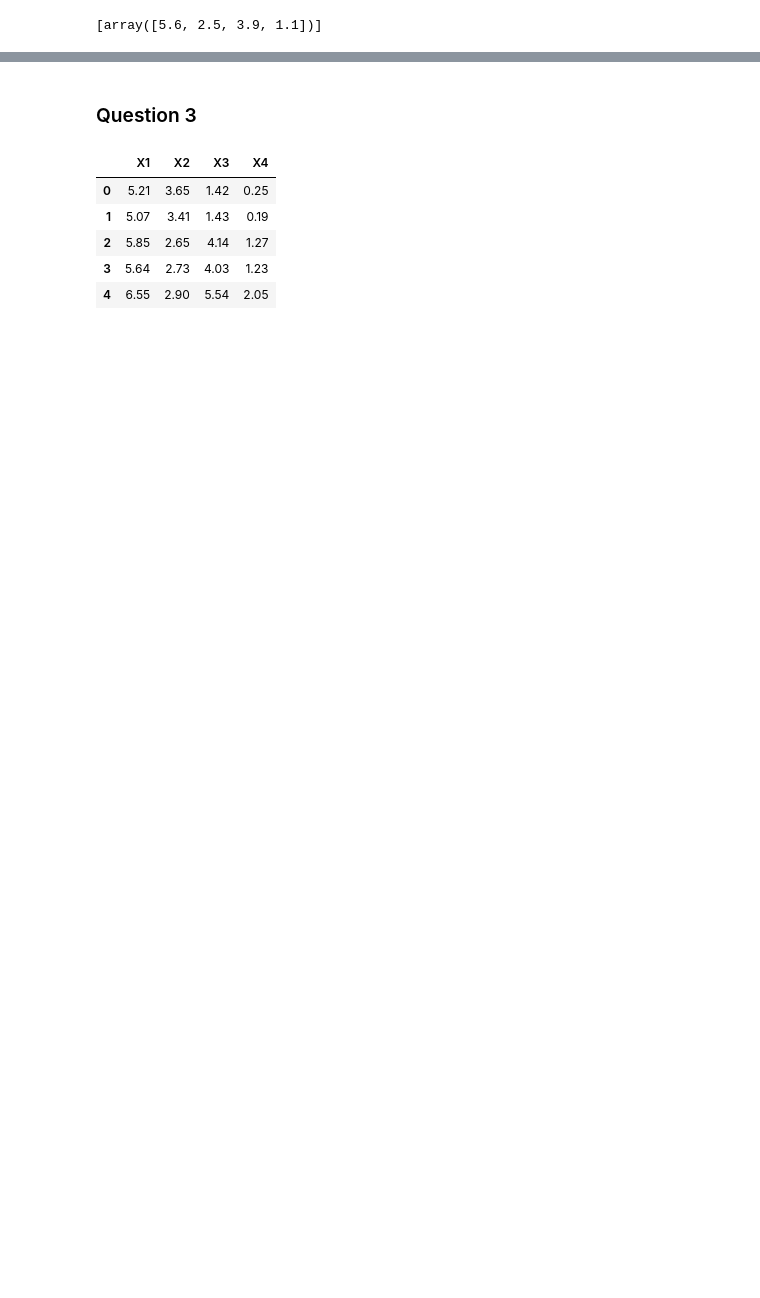
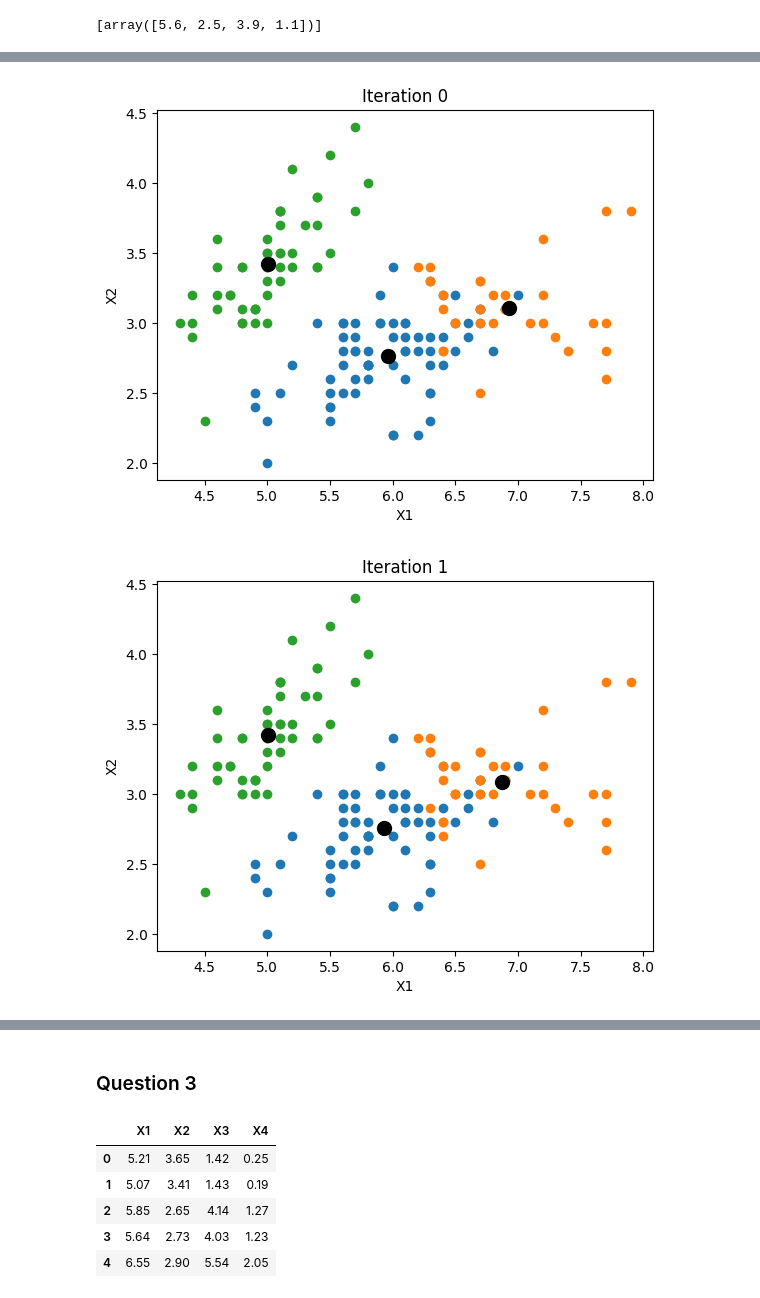
Before and after one commit to Huy1996/CMPE-255, a Jupyter notebook: Assignment 2/assignment2.ipynb, the cells around one changed output, grey strips where cells are left out. Drawn from its saved outputs; the diff is of its cells as text; code cells hidden in the pictures; blank space fills up the shorter version.

```diff
--- a/Assignment 2/assignment2.ipynb
+++ b/Assignment 2/assignment2.ipynb
@@ -124,0 +120,19 @@ for i in range(2):
+# %%
+# Step 6: Repeat steps 3, 4, and 5
+for i in range(5):
+    # Step 3: Calculate distance all the points from the centroids
+    distances = distance(X, centroids)
+
+    # Step 4: Assign all the points to the closet cluster centroid
+    clusters = np.argmin(distances, axis=1)
+
+    # Step 5: Recompute the centroids of newly formed clusters
+    new_centroids = np.array([X[clusters==k].mean(axis=0) for k in range(K)])
+
+    plot(X, new_centroids, clusters, f'Iteration {i}')
+
+
+    centroids = new_centroids
+# %% [output]
+[figure, added]
+[figure, added]
```
Also changed, not shown: parts of 7 cells of this notebook, 2 other files.
